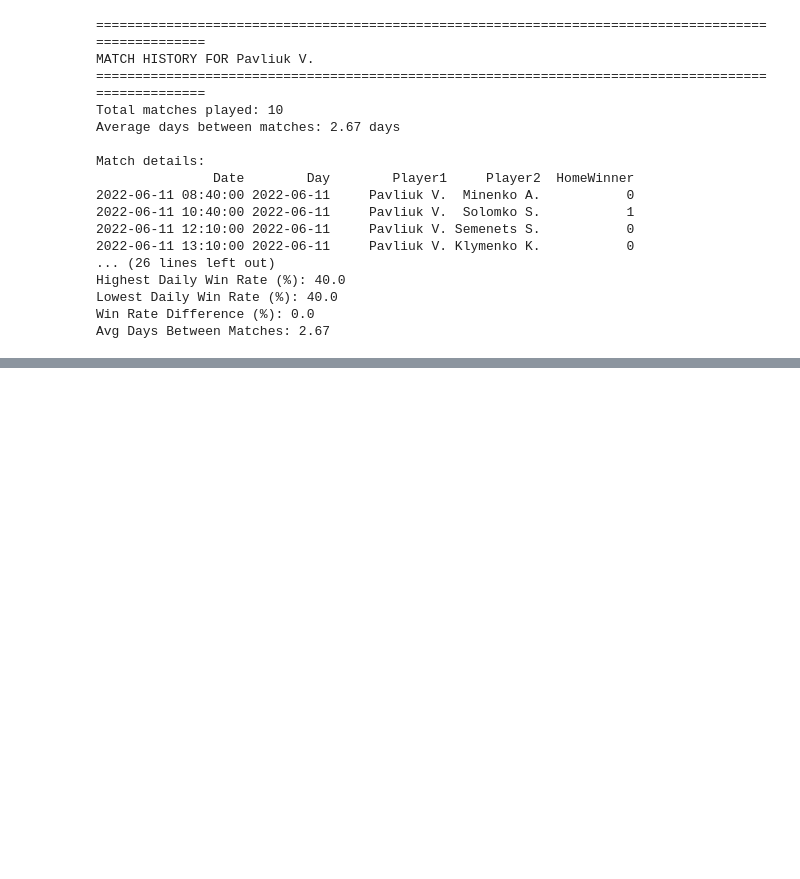
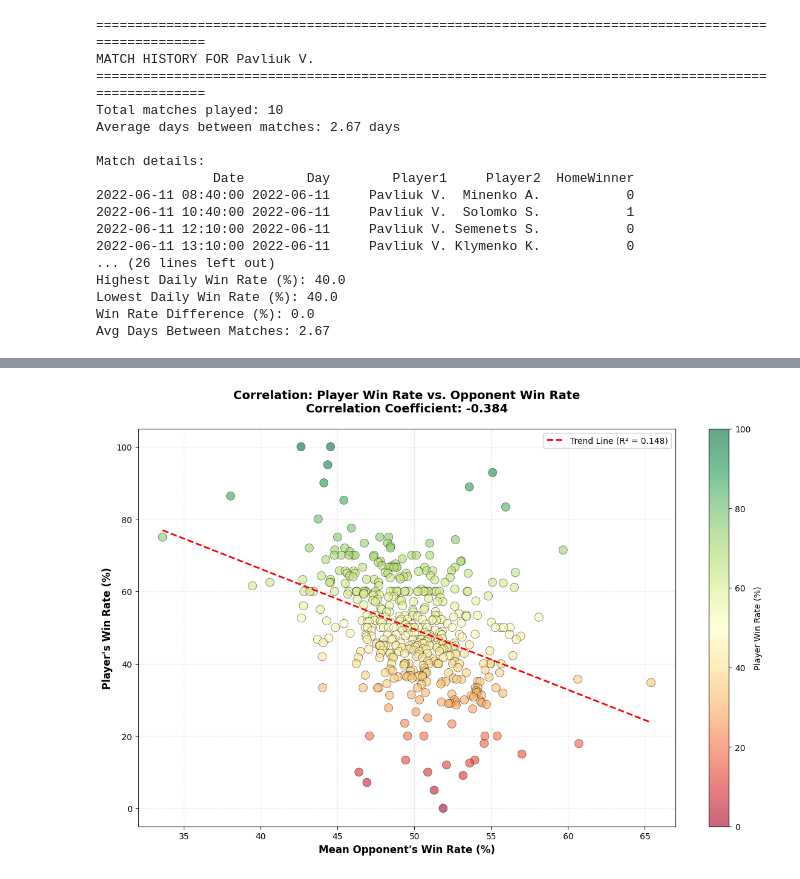
Before and after one commit to nap881/Table-Tennis-Data, a Jupyter notebook: ttdata.ipynb, the cells around one changed output, grey strips where cells are left out. Cells and saved outputs as stored; diff of their text form; code cells hidden in the pictures; blank space fills up the shorter version.

Commit message:
Add opponent's winrate

```diff
--- a/ttdata.ipynb
+++ b/ttdata.ipynb
@@ -580,0 +761,93 @@ Avg Days Between Matches: 2.67
+# %%
+# Visualization: Correlation between Player's Win Rate and Opponent's Win Rate (with trend line)
+
+import matplotlib.pyplot as plt
+
+# Prepare data for visualization
+x = enhanced_df['Mean Opponent\'s Win Rate']
+y = enhanced_df['Win Rate']
+
+# Calculate correlation coefficient manually
+def calculate_correlation(x, y):
+    n = len(x)
+    sum_x = np.sum(x)
+    sum_y = np.sum(y)
+    sum_xy = np.sum(x * y)
+    sum_x2 = np.sum(x ** 2)
+    sum_y2 = np.sum(y ** 2)
+
+    numerator = n * sum_xy - sum_x * sum_y
+    denominator = np.sqrt((n * sum_x2 - sum_x ** 2) * (n * sum_y2 - sum_y ** 2))
+
+    if denominator == 0:
+        return 0
+    return numerator / denominator
+
+# Calculate linear regression manually
+def calculate_linear_regression(x, y):
+    n = len(x)
+    mean_x = np.mean(x)
+    mean_y = np.mean(y)
+
+    numerator = np.sum((x - mean_x) * (y - mean_y))
+    denominator = np.sum((x - mean_x) ** 2)
+
+    slope = numerator / denominator if denominator != 0 else 0
+    intercept = mean_y - slope * mean_x
+
+    # Calculate R-squared
+    y_pred = slope * x + intercept
+    ss_res = np.sum((y - y_pred) ** 2)
+    ss_tot = np.sum((y - mean_y) ** 2)
+    r_squared = 1 - (ss_res / ss_tot) if ss_tot != 0 else 0
+
+    return slope, intercept, r_squared
+
+correlation = calculate_correlation(x.values, y.values)
+slope, intercept, r_squared = calculate_linear_regression(x.values, y.values)
+
+# Create the scatter plot
+plt.figure(figsize=(12, 8))
+scatter = plt.scatter(x, y, alpha=0.6, s=100, c=y, cmap='RdYlGn', edgecolors='black', linewidth=0.5)
+
+# Add trend line
+line_x = np.array([x.min(), x.max()])
+line_y = slope * line_x + intercept
+plt.plot(line_x, line_y, 'r--', linewidth=2, label=f'Trend Line (R² = {r_squared:.3f})')
+
+# Customize the plot
+plt.xlabel('Mean Opponent\'s Win Rate (%)', fontsize=12, fontweight='bold')
+plt.ylabel('Player\'s Win Rate (%)', fontsize=12, fontweight='bold')
+plt.title('Correlation: Player Win Rate vs. Opponent Win Rate\n' +
+          f'Correlation Coefficient: {correlation:.3f}',
+          fontsize=14, fontweight='bold', pad=20)
+plt.grid(True, alpha=0.3, linestyle='--')
+plt.colorbar(scatter, label='Player Win Rate (%)')
+plt.legend(fontsize=10)
+
+plt.tight_layout()
+plt.show()
+
+# Print correlation statistics
+print("\n" + "="*100)
+print("CORRELATION STATISTICS")
+print("="*100)
+print(f"Pearson Correlation Coefficient: {correlation:.4f}")
+print(f"R-squared (R²): {r_squared:.4f}")
+print(f"Slope: {slope:.4f}")
+print(f"Intercept: {intercept:.4f}")
+
+if abs(correlation) < 0.3:
+    strength = "weak"
+elif abs(correlation) < 0.7:
+    strength = "moderate"
+else:
+    strength = "strong"
+
+direction = "positive" if correlation > 0 else "negative"
+
+print(f"\nInterpretation: There is a {strength} {direction} correlation between")
+print(f"a player's win rate and their opponents' mean win rate.")
+print("="*100)
+# %% [output]
+[figure, added]
```
Also changed, not shown: parts of 8 cells of this notebook.
